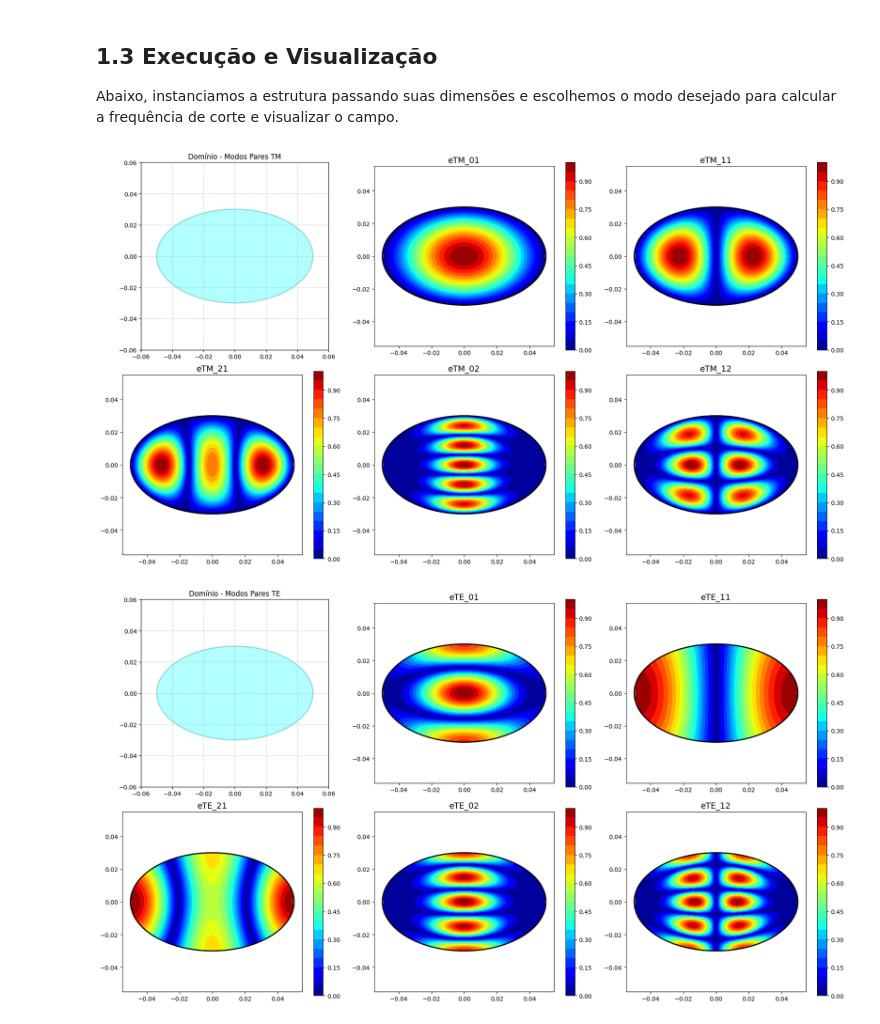
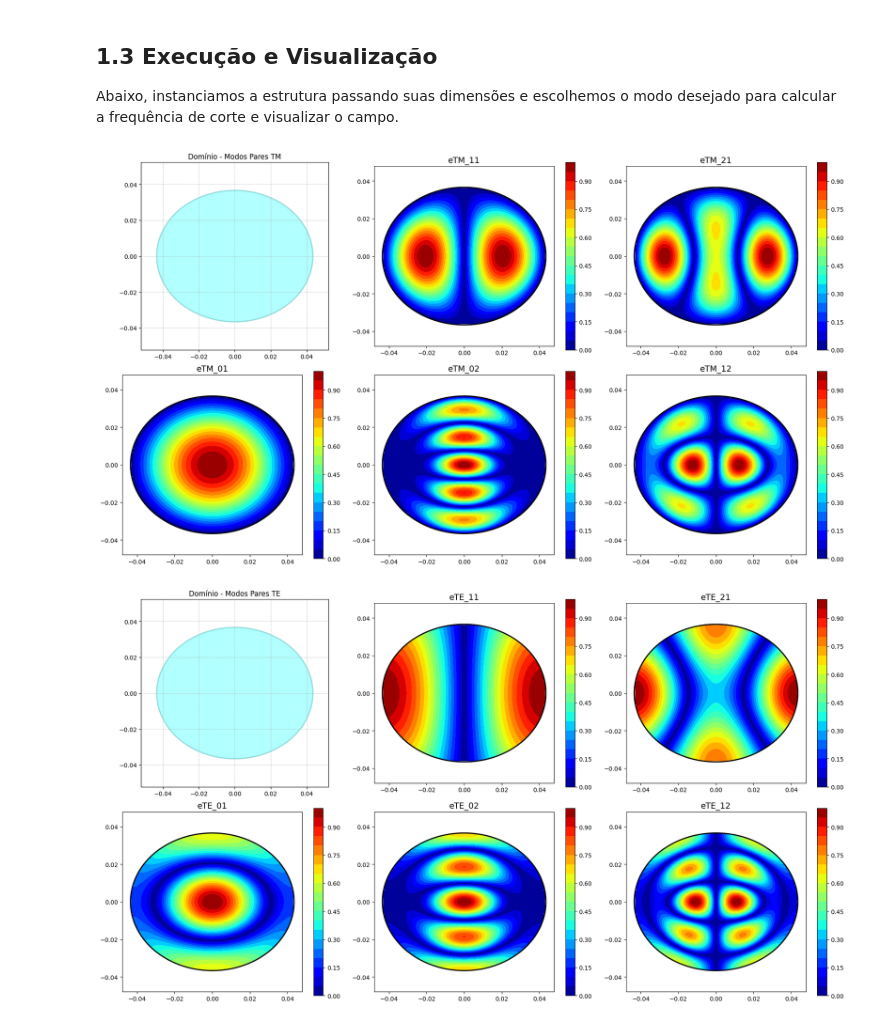
Before and after one commit to Filipeandrade112/Cavidade, a Jupyter notebook: Cavidade_Eliptica/cavidade_circ_2d.ipynb, the cells around one changed output. Cells and saved outputs as stored; diff of their text form; code cells hidden in the pictures.

Commit message:
V1.4.3 - Reviews and corrections
Correção nos graficos da cavidade eliptica 2d (Somente para ficar no mesmo padrão de plot do codigo que usa FEM)

```diff
--- a/Cavidade_Eliptica/cavidade_circ_2d.ipynb
+++ b/Cavidade_Eliptica/cavidade_circ_2d.ipynb
@@ -132,7 +132,8 @@ def plotar_painel_modos_elipticos(secao, tipo_modo):
     xi = np.real(xi_eta)
     eta = np.imag(xi_eta)
 
-    modos = [(0, 1), (1, 1), (2, 1), (0, 2), (1, 2)]
+    # modos = [(0, 1), (1, 1), (2, 1), (1, 2), (2, 2)] # PRA TM
+    modos = [(1, 1), (2, 1), (0, 1), (0, 2), (1, 2)] # PRA TE
 
     fig, axs = plt.subplots(2, 3, figsize=(18, 10))
     axs = axs.flatten()
@@ -184,15 +185,15 @@ Abaixo, instanciamos a estrutura passando suas dimensões e escolhemos o modo de
 # %%
 # 1. Definições da Seção Elíptica
 # O semi-eixo a (largura) DEVE ser maior que b (altura)
-a_cm = 5.0  # Semi-eixo maior
-b_cm = 3.0  # Semi-eixo menor
+a_cm = 4.350  # Semi-eixo maior
+b_cm = 3.661  # Semi-eixo menor
 er_val = 1.0
 
 secao_elip = SecaoEliptica2D(a=a_cm * sc.centi, b=b_cm * sc.centi, er=er_val)
 
 # 2. Renderizando os painéis (Pode demorar uns segundos devido ao solver de raízes)
 plotar_painel_modos_elipticos(secao_elip, tipo_modo='TM')
 plotar_painel_modos_elipticos(secao_elip, tipo_modo='TE')
 # %% [output]
-[figure, old version]
+[figure, new version]
-[figure, old version]
+[figure, new version]
```
Also changed, not shown: 1 other file.
